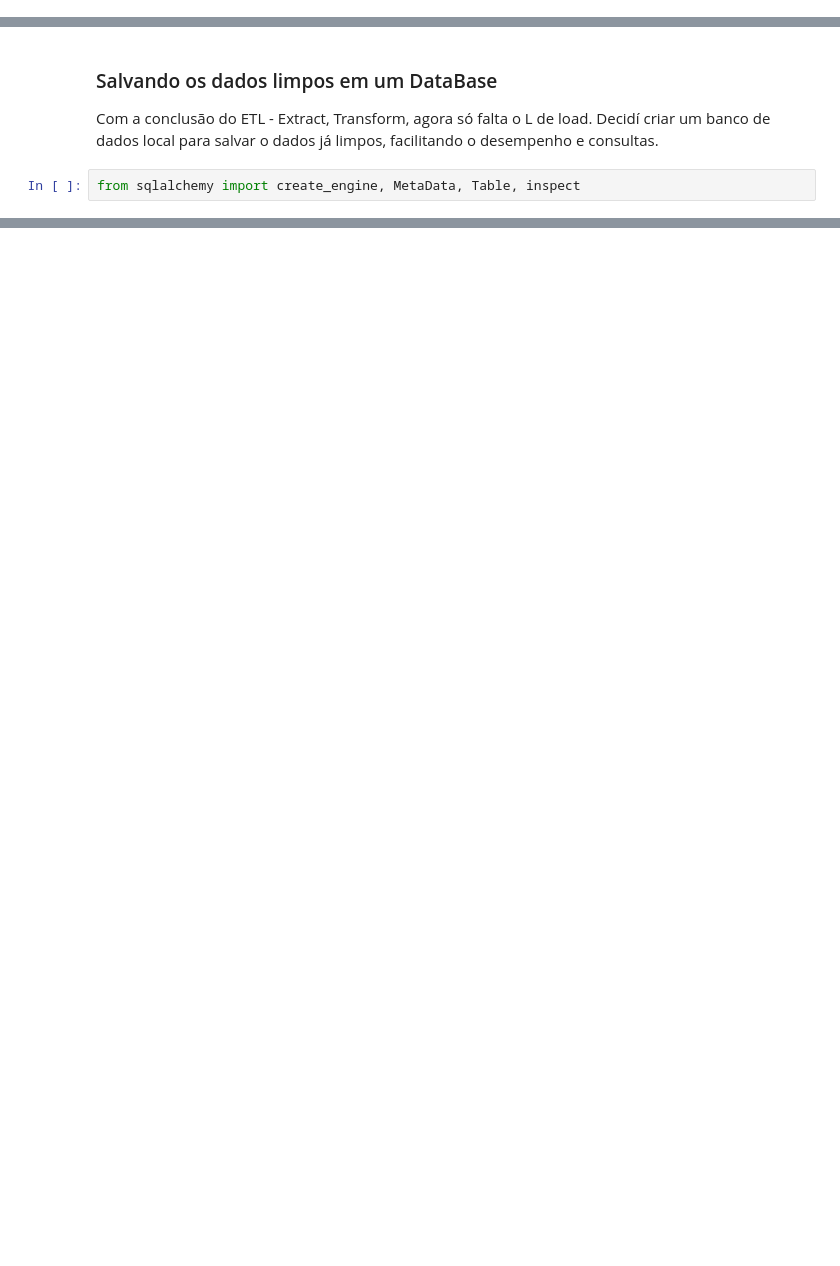
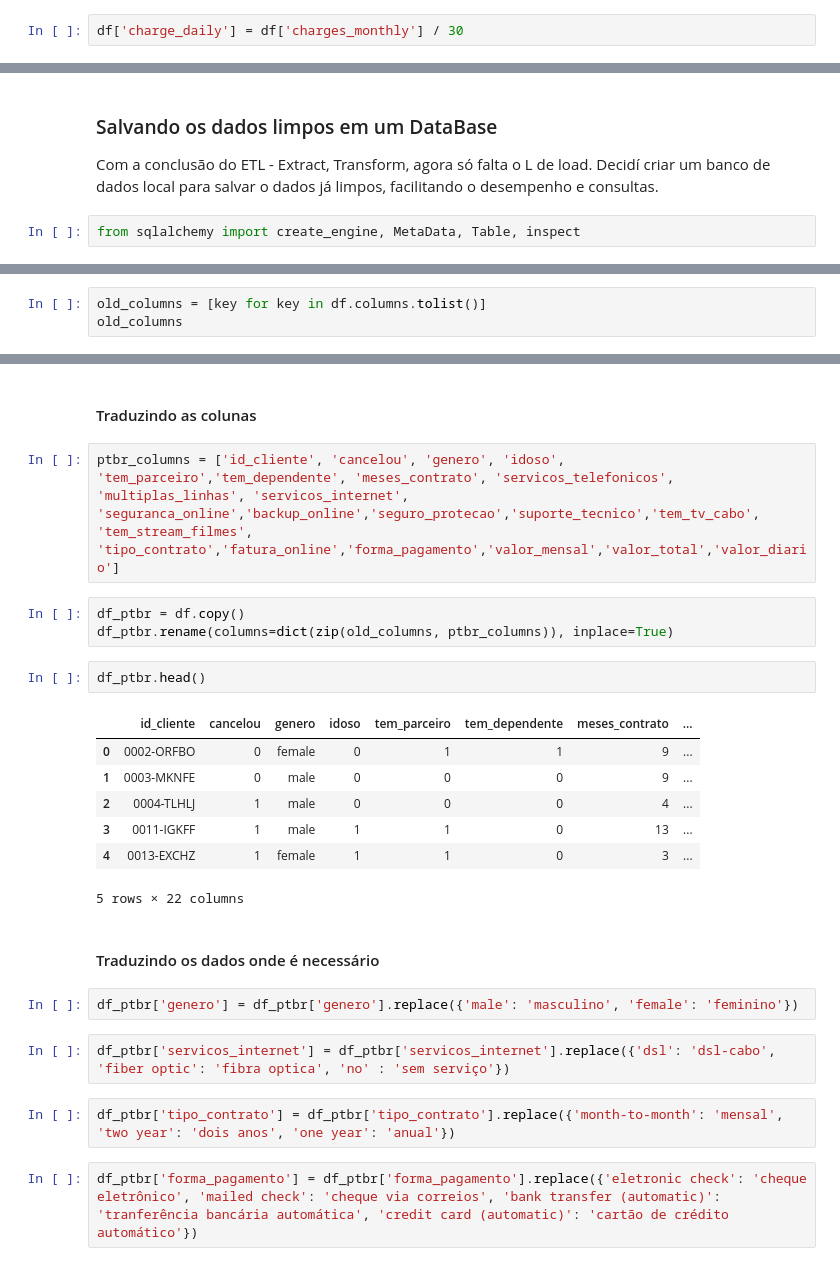
Before and after one commit to JhonCostaDev/Challenge_Telecom_X__Analise_de_evasao_de_clientes, a Jupyter notebook: telecom_X.ipynb, the cells around one changed output, grey strips where cells are left out. Drawn from its saved outputs; the diff is of its cells as text; blank space fills up the shorter version.

```diff
--- a/telecom_X.ipynb
+++ b/telecom_X.ipynb
@@ -1110,0 +1121,2 @@ df.rename(columns=dict_columns)
+# %%
+df['charge_daily'] = df['charges_monthly'] / 30
@@ -1126,0 +1204,3 @@ print(inspect(engine).get_table_names())
+# %%
+old_columns = [key for key in df.columns.tolist()]
+old_columns
@@ -1126,0 +1225,27 @@ print(inspect(engine).get_table_names())
+# %% [markdown]
+#### Traduzindo as colunas
+# %%
+ptbr_columns = ['id_cliente', 'cancelou', 'genero', 'idoso', 'tem_parceiro','tem_dependente', 'meses_contrato', 'servicos_telefonicos', 'multiplas_linhas', 'servicos_internet', 'seguranca_online','backup_online','seguro_protecao','suporte_tecnico','tem_tv_cabo', 'tem_stream_filmes', 'tipo_contrato','fatura_online','forma_pagamento','valor_mensal','valor_total','valor_diario']
+# %%
+df_ptbr = df.copy()
+df_ptbr.rename(columns=dict(zip(old_columns, ptbr_columns)), inplace=True)
+# %%
+df_ptbr.head()
+# %% [output]
+|  | id_cliente | cancelou | genero | idoso | tem_parceiro | tem_dependente | meses_contrato | ... |
+| 0 | 0002-ORFBO | 0 | female | 0 | 1 | 1 | 9 | ... |
+| 1 | 0003-MKNFE | 0 | male | 0 | 0 | 0 | 9 | ... |
+| 2 | 0004-TLHLJ | 1 | male | 0 | 0 | 0 | 4 | ... |
+| 3 | 0011-IGKFF | 1 | male | 1 | 1 | 0 | 13 | ... |
+| 4 | 0013-EXCHZ | 1 | female | 1 | 1 | 0 | 3 | ... |
+5 rows × 22 columns
+# %% [markdown]
+#### Traduzindo os dados onde é necessário
+# %%
+df_ptbr['genero'] = df_ptbr['genero'].replace({'male': 'masculino', 'female': 'feminino'})
+# %%
+df_ptbr['servicos_internet'] = df_ptbr['servicos_internet'].replace({'dsl': 'dsl-cabo', 'fiber optic': 'fibra optica', 'no' : 'sem serviço'})
+# %%
+df_ptbr['tipo_contrato'] = df_ptbr['tipo_contrato'].replace({'month-to-month': 'mensal', 'two year': 'dois anos', 'one year': 'anual'})
+# %%
+df_ptbr['forma_pagamento'] = df_ptbr['forma_pagamento'].replace({'eletronic check': 'cheque eletrônico', 'mailed check': 'cheque via correios', 'bank transfer (automatic)': 'tranferência bancária automática', 'credit card (automatic)': 'cartão de crédito automático'})
```
Also changed, not shown: parts of 41 cells of this notebook, 2 other files.
